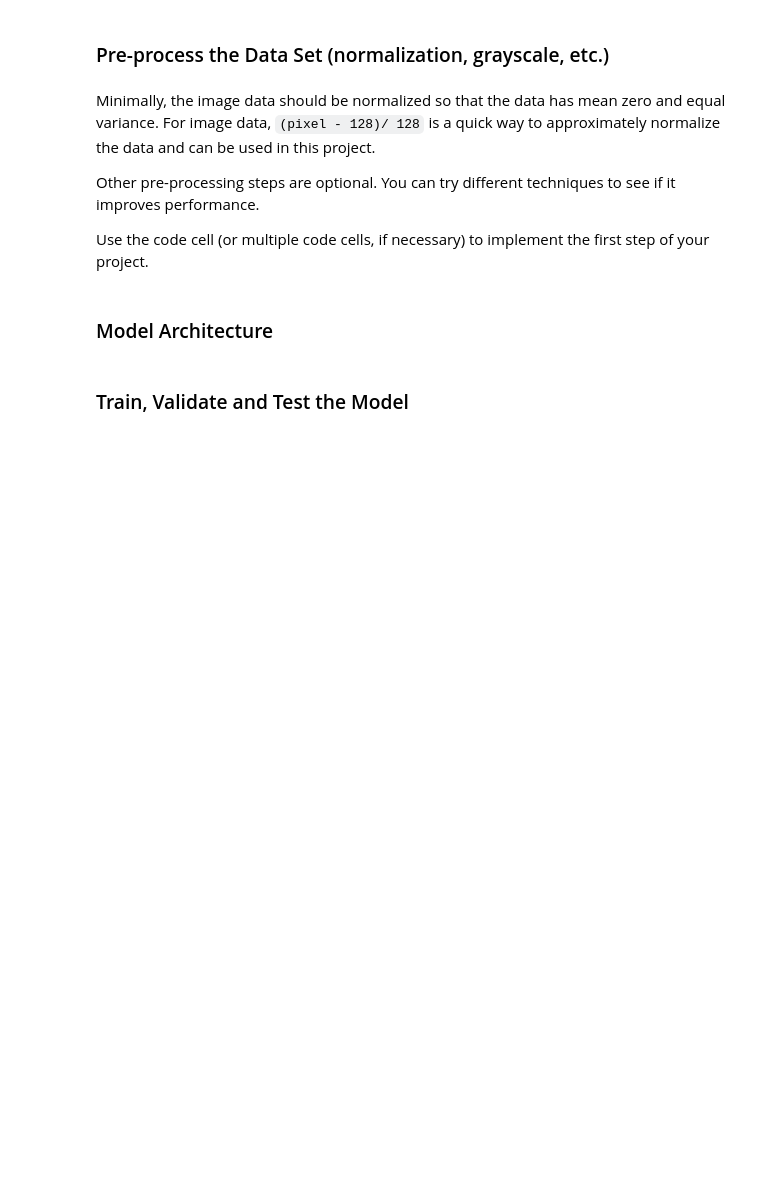
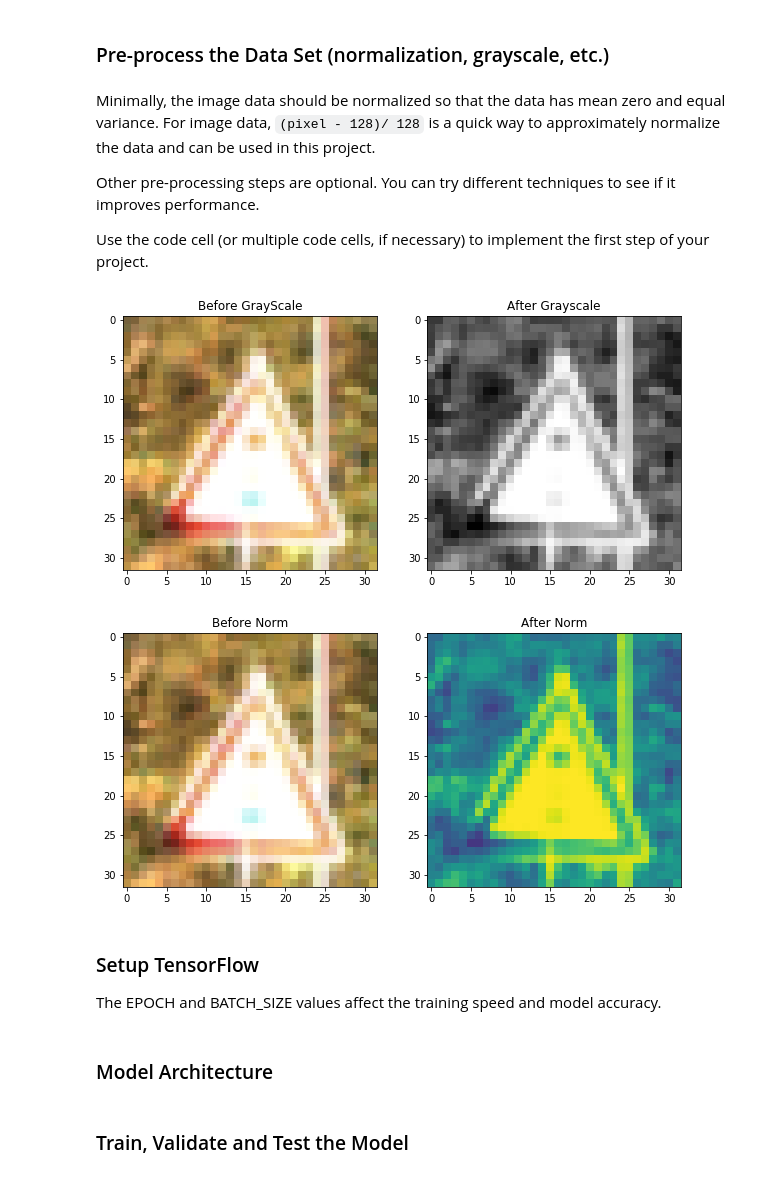
Before and after one commit to yinongtan/CarND_term_1, a Jupyter notebook: P2_Traffic_Sign_Classifier/Traffic_Sign_Classifier.ipynb, the cells around one changed output. Saved outputs shown, nothing was run; the diff lists cells and outputs as text; code cells hidden in the pictures; blank space fills up the shorter version.

```diff
--- a/P2_Traffic_Sign_Classifier/Traffic_Sign_Classifier.ipynb
+++ b/P2_Traffic_Sign_Classifier/Traffic_Sign_Classifier.ipynb
@@ -124,0 +185,47 @@ Use the code cell (or multiple code cells, if necessary) to implement the first
+# %%
+### Preprocess the data here. It is required to normalize the data. Other preprocessing steps could include
+### converting to grayscale, etc.
+### Feel free to use as many code cells as needed.
+from sklearn.utils import shuffle
+X_train, y_train = shuffle(X_train, y_train)
+
+# grayscale all the images
+X_train_gray = 0.114 * X_train[..., 0] + 0.587 * X_train[..., 1] + 0.299 * X_train[..., 2]
+X_valid_gray = 0.114 * X_valid[..., 0] + 0.587 * X_valid[..., 1] + 0.299 * X_valid[..., 2]
+X_test_gray = 0.114 * X_test[..., 0] + 0.587 * X_test[..., 1] + 0.299 * X_test[..., 2]
+
+# normalize the image
+X_train_norm = (X_train_gray - 128.) / 128.
+X_valid_norm = (X_valid_gray - 128.) / 128.
+X_test_norm = (X_test_gray - 128.) / 128.
+
+index = random.randint(0, n_train)
+plt.figure(figsize=(10,5))
+plt.subplot(1,2,1)
+img = X_train[index].squeeze()
+plt.imshow(img)
+plt.title('Before GrayScale')
+plt.subplot(1,2,2)
+img_gray = X_train_gray[index].squeeze()
+plt.imshow(img_gray, cmap='gray')
+plt.title('After Grayscale')
+plt.savefig('grayscale.png')
+
+import matplotlib.colors as colors
+plt.figure(figsize=(10,5))
+plt.subplot(1,2,1)
+img = X_train[index].squeeze()
+plt.imshow(img)
+plt.title('Before Norm')
+plt.subplot(1,2,2)
+img_norm = X_train_norm[index].squeeze()
+norm = colors.Normalize(vmin = -1.0, vmax = 1.0, clip = False)
+plt.imshow(img_norm, norm = norm)
+plt.title('After Norm')
+plt.savefig('normalization.png')
+# %% [output]
+[figure, added]
+[figure, added]
+# %% [markdown]
+### Setup TensorFlow
+The EPOCH and BATCH_SIZE values affect the training speed and model accuracy.
```
Also changed, not shown: parts of 19 cells of this notebook, 35 other files.
